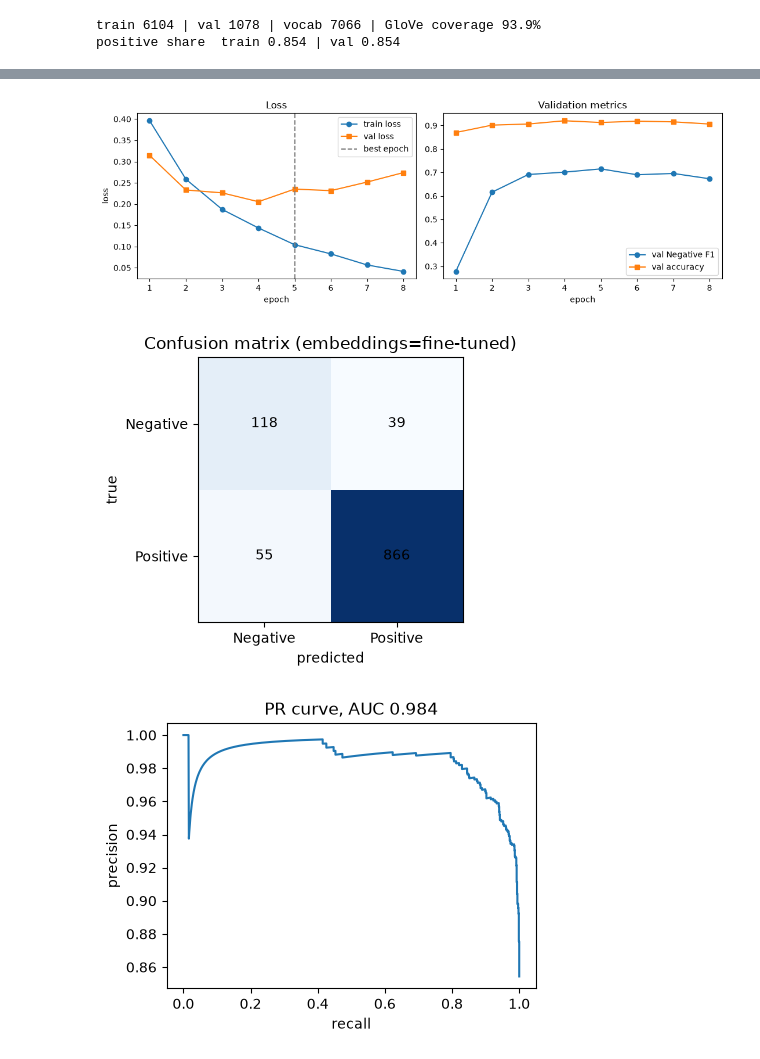
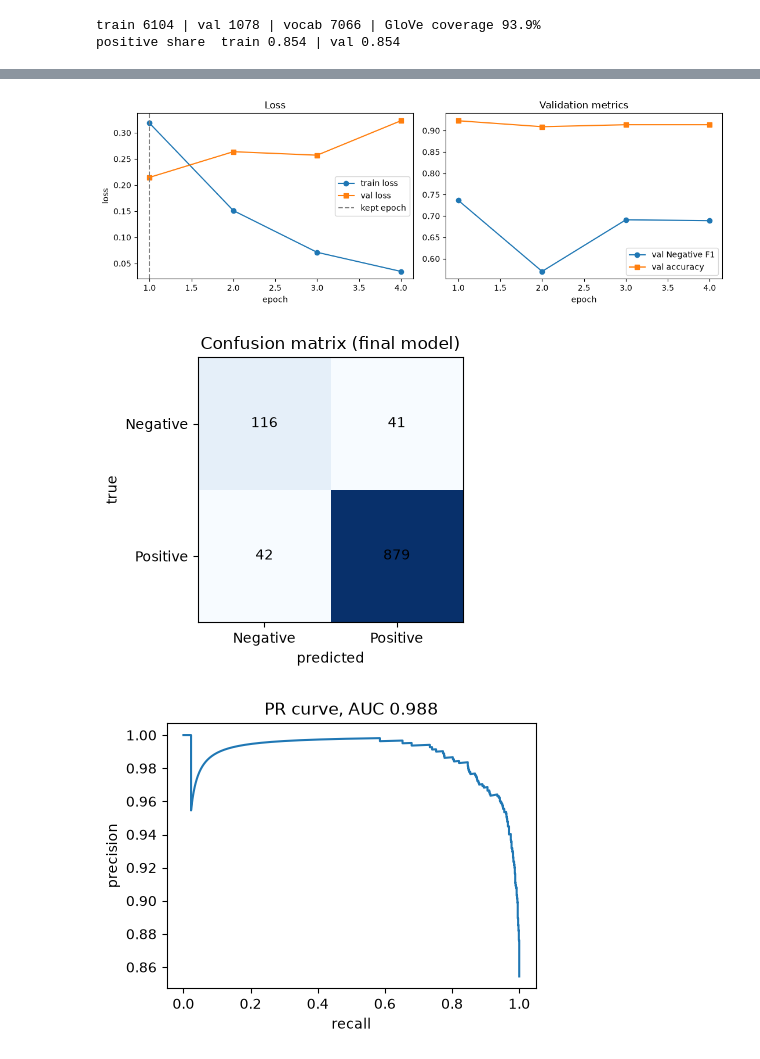
Before and after one commit to OswinJTC/IE4483-AI-Data-Mining-Project, a Jupyter notebook: 02_GloVe_BiLSTM.ipynb, the cells around one changed output, grey strips where cells are left out. Saved outputs shown, nothing was run; the diff lists cells and outputs as text; code cells hidden in the pictures.

Commit message:
feat: staged tuning notebook (embeddings, lr, pooling, size, loss) with cached runs

```diff
--- a/02_GloVe_BiLSTM.ipynb
+++ b/02_GloVe_BiLSTM.ipynb
@@ -309,0 +375,21 @@ train_seconds  292.8000 ± 39.3774
+# %%
+# ==================== FINAL MODEL: 3 SEEDS ====================
+# The Stage 5 winner is the final configuration. One seed can be lucky, so train it with seeds 42, 43, 44 and
+# report mean +- std. The seed-42 run is already cached from the stage that produced it, so only two new runs.
+finals = [get_run({**FINAL_CONFIG, "seed": s}, f"final seed {s}") for s in (42, 43, 44)]
+
+metric_keys = ["accuracy", "precision", "recall", "f1", "neg_f1", "pr_auc", "train_seconds"]
+summary = {
+    "config": FINAL_CONFIG,
+    "baseline_neg_f1_per_seed": baseline_negf1,
+    "noise_band": NOISE,
+    "seeds": {str(json.loads(r["config"])["seed"]): {k: float(r[k]) for k in metric_keys} for r in finals},
+    "mean": {k: float(np.mean([r[k] for r in finals])) for k in metric_keys},
+    "std": {k: float(np.std([r[k] for r in finals], ddof=1)) for k in metric_keys},   # sample std, n = 3
+}
+(RESULTS / "best_final.json").write_text(json.dumps(summary, indent=2))
+
+# Output format: <metric> <mean> ± <std>. The baseline row shows what the tuning bought.
+print(f"baseline (3 seeds)  neg_f1 {np.mean(baseline_negf1):.4f} ± {np.std(baseline_negf1, ddof=1):.4f}")
+for k in metric_keys:
+    print(f"final {k:14s} {summary['mean'][k]:.4f} ± {summary['std'][k]:.4f}")
@@ -310,45 +414,45 @@ train_seconds  292.8000 ± 39.3774
 # %%
-# ==================== PLOTS FOR THE BEST SEED-42 RUN ====================
+# ==================== PLOTS FOR THE FINAL MODEL (SEED 42) ====================
 from sklearn.metrics import confusion_matrix, precision_recall_curve
 
-# Reload what was saved for the best run: per-epoch history and P(positive) for each validation review.
-history = pd.DataFrame(json.loads((RESULTS / "histories" / f"{best_name}.json").read_text()))
-probs = np.load(RESULTS / "probs" / f"{best_name}.npy")
+final42 = finals[0]                                   # the seed-42 run of the final configuration
+history = pd.DataFrame(json.loads((RESULTS / "histories" / f"{final42['key']}.json").read_text()))
+probs = np.load(RESULTS / "probs" / f"{final42['key']}.npy")
 pred = (probs >= 0.5).astype(int)   # decision rule: predict positive when P(positive) >= 0.5
 y = np.asarray(val_y)               # true labels of the validation reviews
 
-# Left: loss per epoch. Train loss keeps falling; validation loss turning upward means overfitting,
-# and the dashed line marks the epoch whose weights were kept. Right: validation Negative F1 / accuracy.
+# Left: loss per epoch. Train loss keeps falling; validation loss turning upward means overfitting. The dashed
+# line marks the epoch whose weights were kept by early stopping. Right: validation Negative F1 / accuracy.
 fig, ax = plt.subplots(1, 2, figsize=(11, 3.8))
 ax[0].plot(history["epoch"], history["train_loss"], "o-", label="train loss")
 ax[0].plot(history["epoch"], history["val_loss"], "s-", label="val loss")
-ax[0].axvline(best["best_epoch"], color="gray", ls="--", label="best epoch")
+ax[0].axvline(final42["best_epoch"], color="gray", ls="--", label="kept epoch")
 ax[0].set(xlabel="epoch", ylabel="loss", title="Loss"); ax[0].legend()
 ax[1].plot(history["epoch"], history["val_neg_f1"], "o-", label="val Negative F1")
 ax[1].plot(history["epoch"], history["val_acc"], "s-", label="val accuracy")
 ax[1].set(xlabel="epoch", title="Validation metrics"); ax[1].legend()
 fig.tight_layout(); fig.savefig(RESULTS / "curves.png", dpi=150); plt.show()
 
 # Confusion matrix: rows = true class, columns = predicted class.
 # Example reading: the top-right cell counts negative reviews wrongly called positive (false positives).
 cm = confusion_matrix(y, pred, labels=[0, 1])
 fig, ax = plt.subplots(figsize=(4.2, 3.6))
 ax.imshow(cm, cmap="Blues")
 for (i, j), v in np.ndenumerate(cm):
     ax.text(j, i, int(v), ha="center", va="center")
 ax.set(xticks=[0, 1], yticks=[0, 1], xticklabels=["Negative", "Positive"], yticklabels=["Negative", "Positive"],
-       xlabel="predicted", ylabel="true", title=f"Confusion matrix ({best_name})")
+       xlabel="predicted", ylabel="true", title="Confusion matrix (final model)")
 fig.tight_layout(); fig.savefig(RESULTS / "confusion.png", dpi=150); plt.show()
 
 # Precision-recall curve for the positive class: sweeps the 0.5 threshold from 0 to 1.
 # Area under it (PR-AUC) near 1.0 means positives are ranked well regardless of the exact threshold.
 prec, rec, _ = precision_recall_curve(y, probs)
 fig, ax = plt.subplots(figsize=(4.6, 3.6))
-ax.plot(rec, prec); ax.set(xlabel="recall", ylabel="precision", title=f"PR curve, AUC {best['pr_auc']:.3f}")
+ax.plot(rec, prec); ax.set(xlabel="recall", ylabel="precision", title=f"PR curve, AUC {final42['pr_auc']:.3f}")
 fig.tight_layout(); fig.savefig(RESULTS / "pr_curve.png", dpi=150); plt.show()
 # %% [output]
-[figure, old version]
+[figure, new version]
-[figure, old version]
+[figure, new version]
-[figure, old version]
+[figure, new version]
 # %%
 # ==================== ERROR ANALYSIS (validation set) ====================
```
Also changed, not shown: parts of 17 cells of this notebook.
